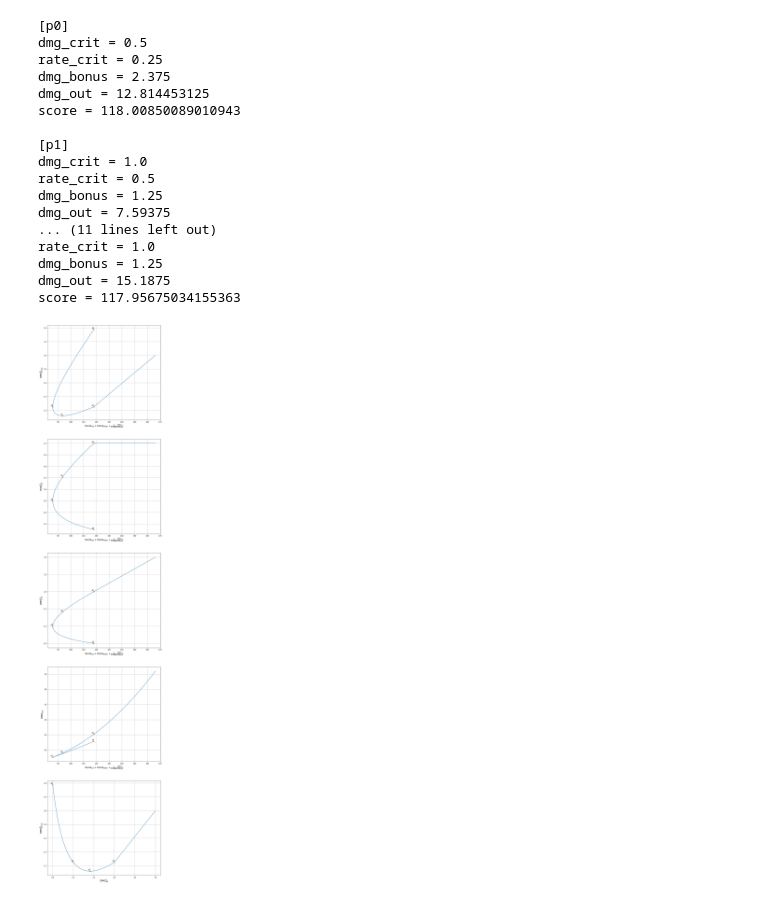
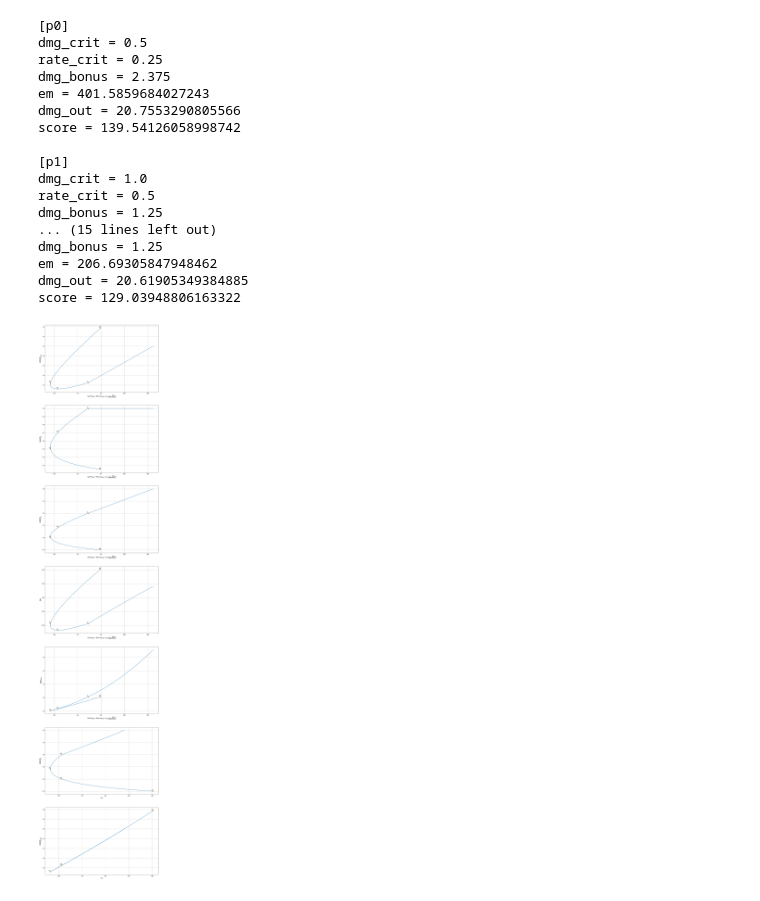
Before and after one commit to raolirom/genshin-notebooks, a Jupyter notebook: artifact-continuous-optimization.ipynb, the cells around one changed output. Drawn from its saved outputs; the diff is of its cells as text; code cells hidden in the pictures.

```diff
--- a/artifact-continuous-optimization.ipynb
+++ b/artifact-continuous-optimization.ipynb
@@ -56,22 +68,30 @@ $$ \large \begin{align*}
 import numpy as np
 from matplotlib import pyplot
 
-def from_dmg_crit(dmg_crit):
+def em_from_dmg_bonus(dmg_bonus, rct_bonus):
+    a = 1.25831774259 * (3.78 + rct_bonus)
+    b = 1.25831774259 * (4.78 + 2 * rct_bonus)
+    c = 1.25831774259 * (1 + rct_bonus) - 1 - dmg_bonus
+    return 700 * (np.sqrt(b**2 - 4*a*c) - b) / a
+
+def all_from_dmg_crit(dmg_crit, rct_bonus=0.0):
     rate_crit = np.minimum(dmg_crit/2, 1.0)
     dmg_bonus = (3/4) * (dmg_crit + 1/rate_crit) - 1
-    dmg_out = (1 + dmg_bonus)**2 * (1 + rate_crit * dmg_crit)
-    score = 2*dmg_bonus/0.0466 + rate_crit/0.0311 + dmg_crit/0.0622
-    return (rate_crit, dmg_bonus, dmg_out, score)
+    em = em_from_dmg_bonus(dmg_bonus, rct_bonus)
+    dmg_out = (1 + dmg_bonus)**2 * (1 + rate_crit * dmg_crit) * (1 + rct_bonus + 2.78 * em / (em + 1400))
+    score = 2*dmg_bonus/0.0466 + rate_crit/0.0311 + dmg_crit/0.0622 + em/18.65
+    return (rate_crit, dmg_bonus, em, dmg_out, score)
 
 l_dmg_crit = np.linspace(0.5, 3.0, 1000)
-l_rate_crit, l_dmg_bonus, l_dmg_out, l_score = from_dmg_crit(l_dmg_crit)
+l_rate_crit, l_dmg_bonus, l_em, l_dmg_out, l_score = all_from_dmg_crit(l_dmg_crit)
 
 p_dmg_crit = np.array([0.5, 1.0, np.sqrt(2), 2.0])
-p_rate_crit, p_dmg_bonus, p_dmg_out, p_score = from_dmg_crit(p_dmg_crit)
+p_rate_crit, p_dmg_bonus, p_em, p_dmg_out, p_score = all_from_dmg_crit(p_dmg_crit)
 
 dmg_crit = {'label': r'$\mathrm{DMG_{crit}^{\%}}$', 'line_values': l_dmg_crit, 'point_values': p_dmg_crit}
 rate_crit = {'label': r'$\mathrm{Rate_{crit}^{\%}}$', 'line_values': l_rate_crit, 'point_values': p_rate_crit}
 dmg_bonus = {'label': r'$\mathrm{DMG_{bonus}^{\%}}$', 'line_values': l_dmg_bonus, 'point_values': p_dmg_bonus}
+em = {'label': r'$\mathrm{EM}$', 'line_values': l_em, 'point_values': p_em}
 dmg_out = {'label': r'$\mathrm{DMG_{out}}$', 'line_values': l_dmg_out, 'point_values': p_dmg_out}
 score = {'label': r'$\mathrm{Score_{art}} + \mathrm{Score_{other}} + \frac{1}{0.0466}\frac{\mathrm{ATK_{flat}}}{\mathrm{ATK_{base}}}$', 'line_values': l_score, 'point_values': p_score}
 
@@ -81,41 +101,44 @@ def plot(ax, x, y):
     ax.plot(x['line_values'], y['line_values'], color='C0')
     ax.scatter(x['point_values'], y['point_values'], color='C1')
     for i in range(4):
         ax.annotate('p{}'.format(i), (x['point_values'][i], y['point_values'][i]), xytext=(-12.0, 6.0), textcoords='offset pixels')
     ax.grid()
 
-fig, axs = pyplot.subplots(5, figsize=(12, 60))
+fig, axs = pyplot.subplots(7, figsize=(16, 80))
 
 plot(axs[0], score, dmg_bonus)
 plot(axs[1], score, rate_crit)
 plot(axs[2], score, dmg_crit)
-plot(axs[3], score, dmg_out)
-plot(axs[4], dmg_crit, dmg_bonus)
+plot(axs[3], score, em)
+plot(axs[4], score, dmg_out)
+plot(axs[5], em, dmg_crit)
+plot(axs[6], em, dmg_bonus)
 
 for i in range(4):
     print('[p{}]'.format(i))
     print('dmg_crit =', dmg_crit['point_values'][i])
     print('rate_crit =', rate_crit['point_values'][i])
     print('dmg_bonus =', dmg_bonus['point_values'][i])
+    print('em =', em['point_values'][i])
     print('dmg_out =', dmg_out['point_values'][i])
     print('score =', score['point_values'][i])
     print()
 # %% [output]
 [p0]
 dmg_crit = 0.5
 rate_crit = 0.25
 dmg_bonus = 2.375
-dmg_out = 12.814453125
-score = 118.00850089010943
+em = 401.5859684027243
+dmg_out = 20.7553290805566
+score = 139.54126058998742
 
 [p1]
 dmg_crit = 1.0
 rate_crit = 0.5
 dmg_bonus = 1.25
-dmg_out = 7.59375
-... (11 lines left out)
-rate_crit = 1.0
+... (15 lines left out)
 dmg_bonus = 1.25
-dmg_out = 15.1875
-score = 117.95675034155363
+em = 206.69305847948462
+dmg_out = 20.61905349384885
+score = 129.03948806163322
-[figure, old version]
+[figure, new version]
```
Also changed, not shown: parts of 1 cell of this notebook.
